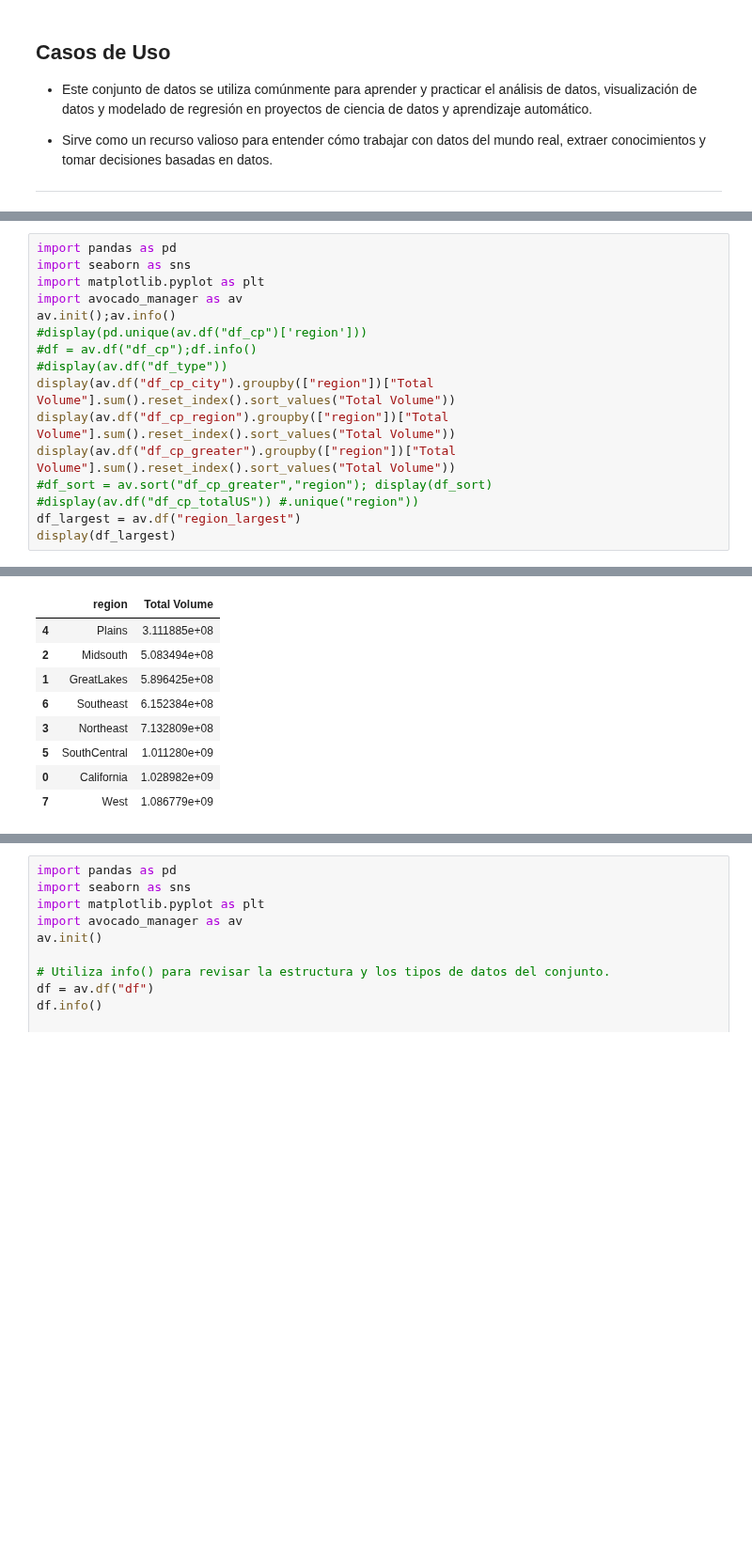
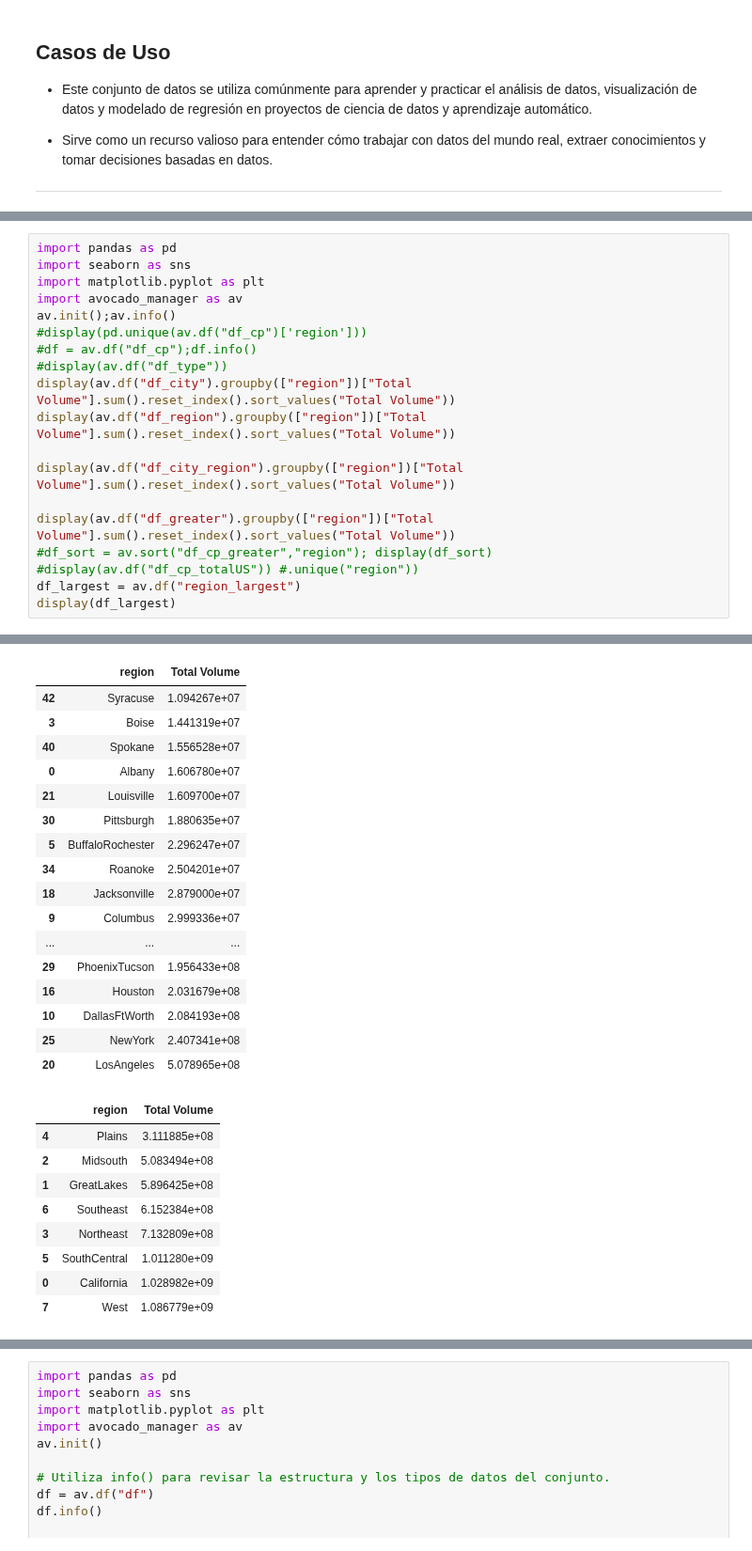
Before and after one commit to cpujol-dev/MiniProjectAavocado, a Jupyter notebook: 0.DataSet_base.ipynb, the cells around one changed output, grey strips where cells are left out. Shown at 94% size. Drawn from its saved outputs; the diff is of its cells as text; blank space fills up the shorter version.

Commit message:
Ampliar dataframes a la llibreria.

```diff
--- a/0.DataSet_base.ipynb
+++ b/0.DataSet_base.ipynb
@@ -102,9 +102,12 @@ av.init();av.info()
 #display(pd.unique(av.df("df_cp")['region']))
 #df = av.df("df_cp");df.info()
 #display(av.df("df_type"))
-display(av.df("df_cp_city").groupby(["region"])["Total Volume"].sum().reset_index().sort_values("Total Volume"))
-display(av.df("df_cp_region").groupby(["region"])["Total Volume"].sum().reset_index().sort_values("Total Volume"))
-display(av.df("df_cp_greater").groupby(["region"])["Total Volume"].sum().reset_index().sort_values("Total Volume"))
+display(av.df("df_city").groupby(["region"])["Total Volume"].sum().reset_index().sort_values("Total Volume"))
+display(av.df("df_region").groupby(["region"])["Total Volume"].sum().reset_index().sort_values("Total Volume"))
+
+display(av.df("df_city_region").groupby(["region"])["Total Volume"].sum().reset_index().sort_values("Total Volume"))
+
+display(av.df("df_greater").groupby(["region"])["Total Volume"].sum().reset_index().sort_values("Total Volume"))
 #df_sort = av.sort("df_cp_greater","region"); display(df_sort)
 #display(av.df("df_cp_totalUS")) #.unique("region"))
 df_largest = av.df("region_largest")
@@ -117,41 +120,58 @@ Lista de dataframes: ['df', 'df_cp', 'df_type', 'regions', 'years', 'dates', 'df
 | 27 | Spokane | 1.556528e+07 |
 | 0 | Albany | 1.606780e+07 |
 | 15 | Louisville | 1.609700e+07 |
 | 20 | Pittsburgh | 1.880635e+07 |
 | 22 | Roanoke | 2.504201e+07 |
 | 12 | Jacksonville | 2.879000e+07 |
 | 6 | Columbus | 2.999336e+07 |
 | 9 | GrandRapids | 3.021174e+07 |
 | ... | ... | ... |
 | 25 | SanFrancisco | 1.358302e+08 |
 | 7 | Denver | 1.389025e+08 |
 | 10 | Houston | 2.031679e+08 |
 | 17 | NewYork | 2.407341e+08 |
 | 14 | LosAngeles | 5.078965e+08 |
 |  | region | Total Volume |
 | 1 | BuffaloRochester | 2.296247e+07 |
 | 4 | HarrisburgScranton | 4.180886e+07 |
 | 11 | RichmondNorfolk | 4.223085e+07 |
 | 2 | CincinnatiDayton | 4.452201e+07 |
 | 7 | NewOrleansMobile | 4.569514e+07 |
 | 10 | RaleighGreensboro | 4.820273e+07 |
 | 5 | HartfordSpringfield | 5.067054e+07 |
 | 12 | SouthCarolina | 6.075377e+07 |
 | 8 | NorthernNewEngland | 7.153289e+07 |
 | 6 | MiamiFtLauderdale | 9.767322e+07 |
 | 0 | BaltimoreWashington | 1.347139e+08 |
 | 13 | WestTexNewMexico | 1.445218e+08 |
 | 9 | PhoenixTucson | 1.956433e+08 |
 | 3 | DallasFtWorth | 2.084193e+08 |
 |  | region | Total Volume |
-| 4 | Plains | 3.111885e+08 |
-| 2 | Midsouth | 5.083494e+08 |
-| 1 | GreatLakes | 5.896425e+08 |
-| 6 | Southeast | 6.152384e+08 |
-| 3 | Northeast | 7.132809e+08 |
-| 5 | SouthCentral | 1.011280e+09 |
-| 0 | California | 1.028982e+09 |
-| 7 | West | 1.086779e+09 |
+| 42 | Syracuse | 1.094267e+07 |
+| 3 | Boise | 1.441319e+07 |
+| 40 | Spokane | 1.556528e+07 |
+| 0 | Albany | 1.606780e+07 |
+| 21 | Louisville | 1.609700e+07 |
+| 30 | Pittsburgh | 1.880635e+07 |
+| 5 | BuffaloRochester | 2.296247e+07 |
+| 34 | Roanoke | 2.504201e+07 |
+| 18 | Jacksonville | 2.879000e+07 |
+| 9 | Columbus | 2.999336e+07 |
+| ... | ... | ... |
+| 29 | PhoenixTucson | 1.956433e+08 |
+| 16 | Houston | 2.031679e+08 |
+| 10 | DallasFtWorth | 2.084193e+08 |
+| 25 | NewYork | 2.407341e+08 |
+| 20 | LosAngeles | 5.078965e+08 |
+|  | region | Total Volume |
+| 4 | Plains | 3.111885e+08 |
+| 2 | Midsouth | 5.083494e+08 |
+| 1 | GreatLakes | 5.896425e+08 |
+| 6 | Southeast | 6.152384e+08 |
+| 3 | Northeast | 7.132809e+08 |
+| 5 | SouthCentral | 1.011280e+09 |
+| 0 | California | 1.028982e+09 |
+| 7 | West | 1.086779e+09 |
 Index(['TotalUS', 'West', 'California', 'SouthCentral', 'Northeast',
        'Southeast', 'GreatLakes', 'Midsouth', 'LosAngeles', 'Plains'],
       dtype='object', name='region')
```
Also changed, not shown: parts of 3 cells of this notebook, 1 other file.
